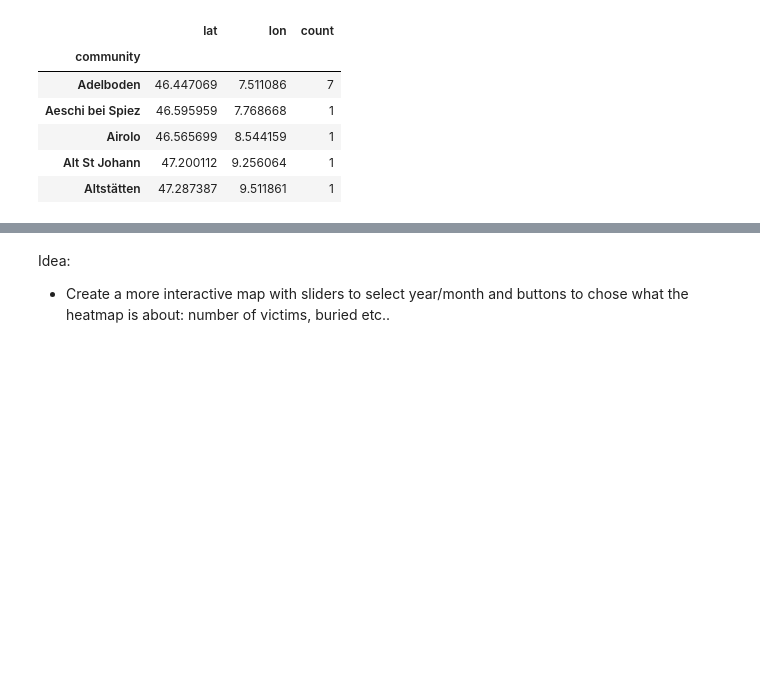
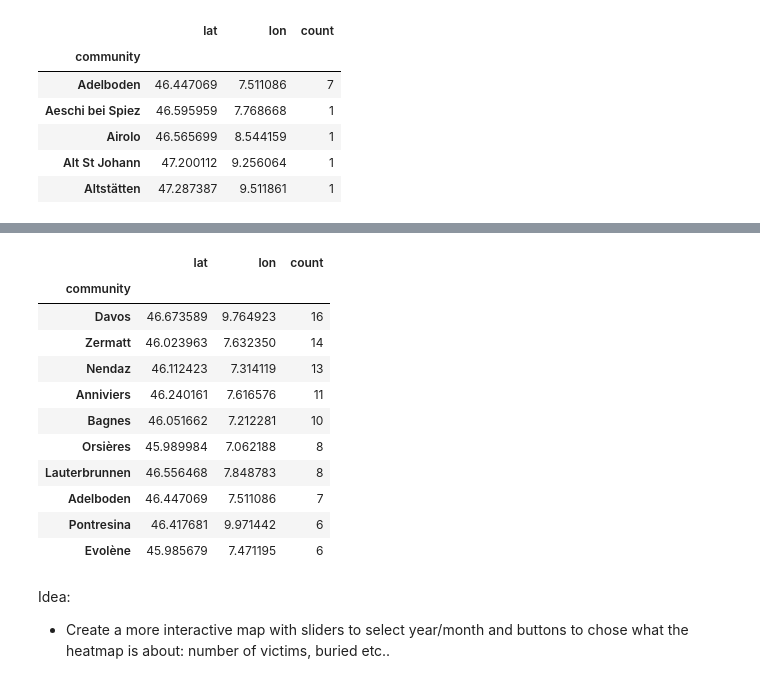
Before and after one commit to Pamoi/datavalanche, a Jupyter notebook: src/datavalanche.ipynb, the cells around one changed output, grey strips where cells are left out. Cells and saved outputs as stored; diff of their text form; code cells hidden in the pictures; blank space fills up the shorter version.

Commit message:
heat map re-updated

```diff
--- a/src/datavalanche.ipynb
+++ b/src/datavalanche.ipynb
@@ -294,16 +160,31 @@ avalanches_per_community.head()
 avalanches_heat_map = folium.Map(location=[46.8, 8.239], zoom_start=8, tiles='Mapbox Bright', )
 avalanches_heat_map.choropleth(geo_path = topo_path, topojson='objects.cantons', fill_opacity=0.3, line_opacity=0.7),
 avalanches_heat_map_vals = avalanches_per_community.as_matrix()
-avalanches_heat_map.add_children(plugins.HeatMap(avalanches_heat_map_vals, radius = 20))
+avalanches_heat_map.add_children(plugins.HeatMap(avalanches_heat_map_vals, radius = 17))
 
-ten_most = avalanches_per_community.sort_values(by='count', ascending=False).head(10)
-for index, row in ten_most.iterrows():
+most = avalanches_per_community.sort_values(by='count', ascending=False).head(10)
+for index, row in most.iterrows():
     location = [row['lat'], row['lon']]
     folium.Marker(location = location, popup=index, icon = folium.Icon(color ='red')).add_to(avalanches_heat_map)
 
-heat_map
+avalanches_heat_map
 # %% [output]
 [interactive output not drawn]
+# %%
+most
+# %% [output]
+|  | lat | lon | count |
+| community |  |  |  |
+| Davos | 46.673589 | 9.764923 | 16 |
+| Zermatt | 46.023963 | 7.632350 | 14 |
+| Nendaz | 46.112423 | 7.314119 | 13 |
+| Anniviers | 46.240161 | 7.616576 | 11 |
+| Bagnes | 46.051662 | 7.212281 | 10 |
+| Orsières | 45.989984 | 7.062188 | 8 |
+| Lauterbrunnen | 46.556468 | 7.848783 | 8 |
+| Adelboden | 46.447069 | 7.511086 | 7 |
+| Pontresina | 46.417681 | 9.971442 | 6 |
+| Evolène | 45.985679 | 7.471195 | 6 |
 # %% [markdown]
 Idea:
  - Create a more interactive map with sliders to select year/month and buttons to chose what the heatmap is about: number of victims, buried etc..
```
Also changed, not shown: parts of 24 cells of this notebook.
